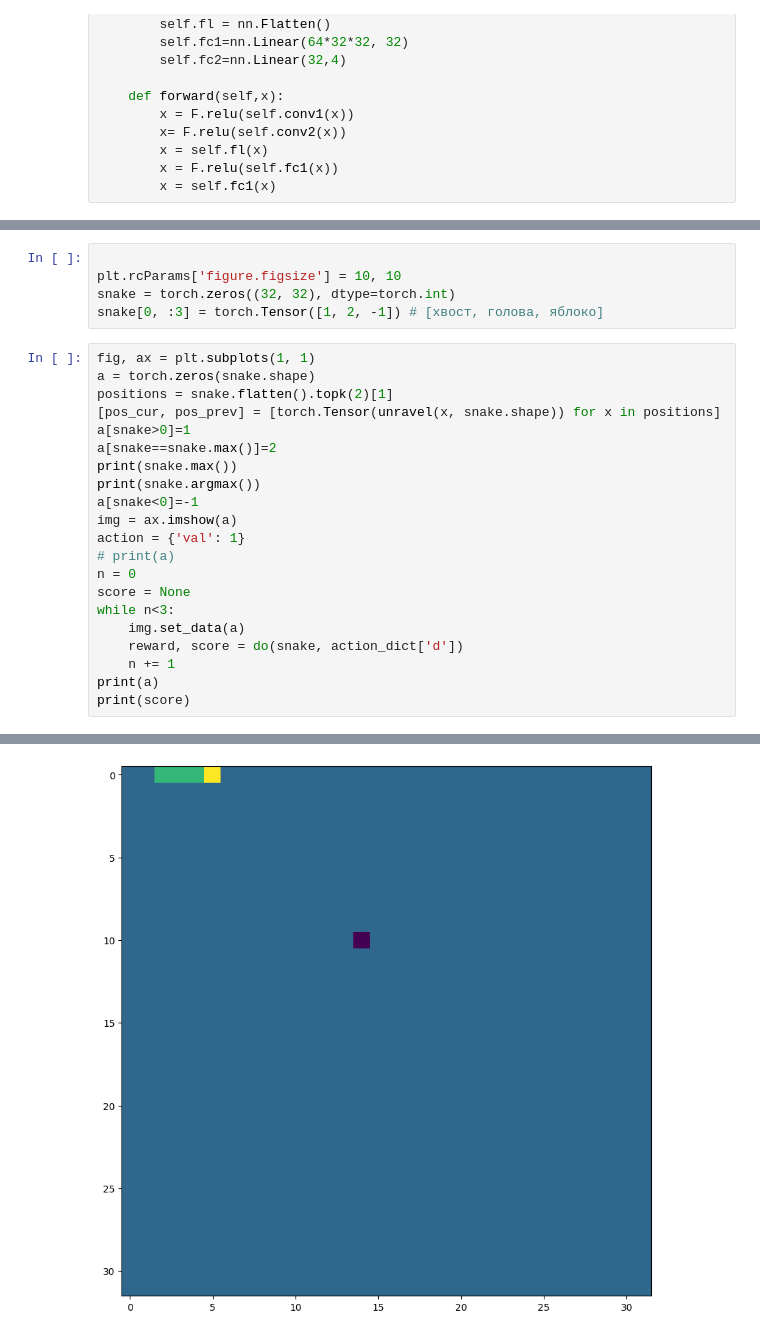
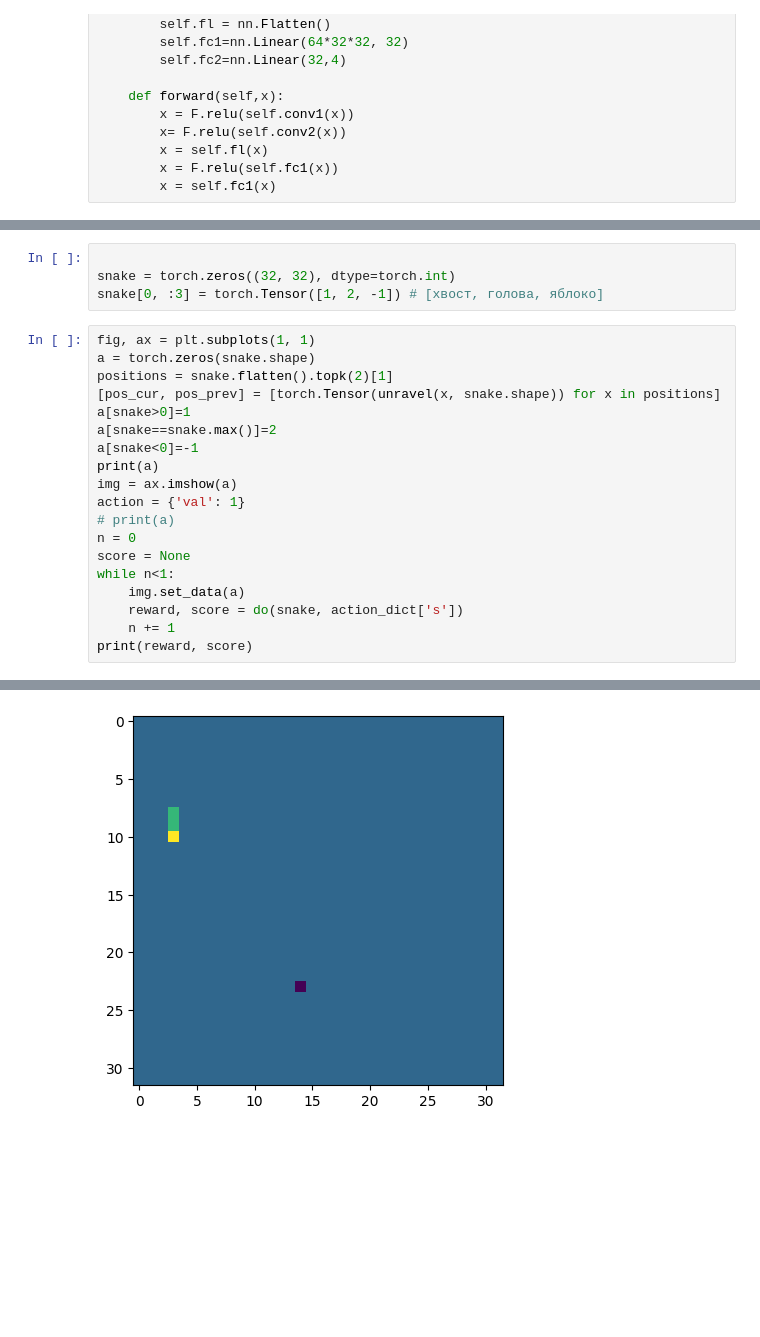
Before and after one commit to chukotskiyShaman/Neuro_snake, a Jupyter notebook: zmiy2.ipynb, the cells around one changed output, grey strips where cells are left out. Drawn from its saved outputs; the diff is of its cells as text; blank space fills up the shorter version.

```diff
--- a/zmiy2.ipynb
+++ b/zmiy2.ipynb
@@ -85,7 +80,6 @@ class Champion():
         return final_move
 # %%
 
-plt.rcParams['figure.figsize'] = 10, 10
 snake = torch.zeros((32, 32), dtype=torch.int)
 snake[0, :3] = torch.Tensor([1, 2, -1]) # [хвост, голова, яблоко]
 # %%
@@ -95,18 +89,16 @@ positions = snake.flatten().topk(2)[1]
 [pos_cur, pos_prev] = [torch.Tensor(unravel(x, snake.shape)) for x in positions]
 a[snake>0]=1
 a[snake==snake.max()]=2
-print(snake.max())
-print(snake.argmax())
 a[snake<0]=-1
+print(a)
 img = ax.imshow(a)
 action = {'val': 1}
 # print(a)
 n = 0
 score = None
-while n<3:
+while n<1:
     img.set_data(a)
-    reward, score = do(snake, action_dict['d'])
+    reward, score = do(snake, action_dict['s'])
     n += 1
-print(a)
-print(score)
+print(reward, score)
 # %% [output]
@@ -123,3 +113,3 @@ tensor([[0., 0., 1.,  ..., 0., 0., 0.],
-[figure, old version]
+[figure, new version]
 # %%
 img = ax.imshow(snake)
```
Also changed, not shown: parts of 9 cells of this notebook.
